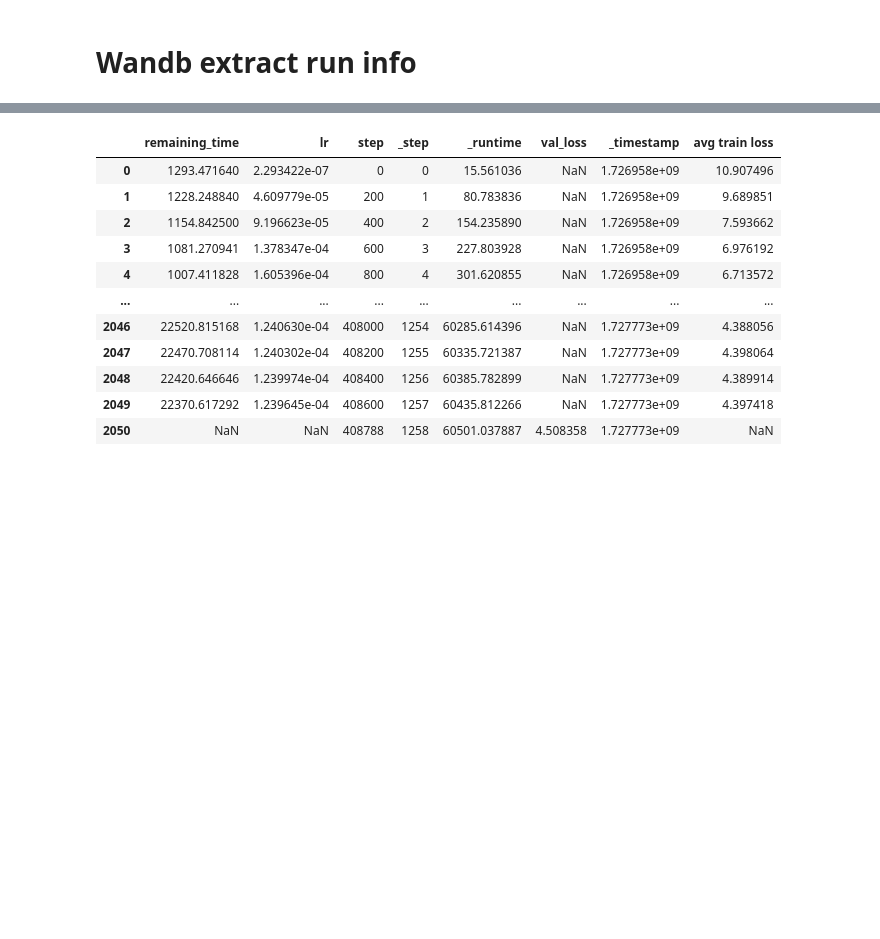
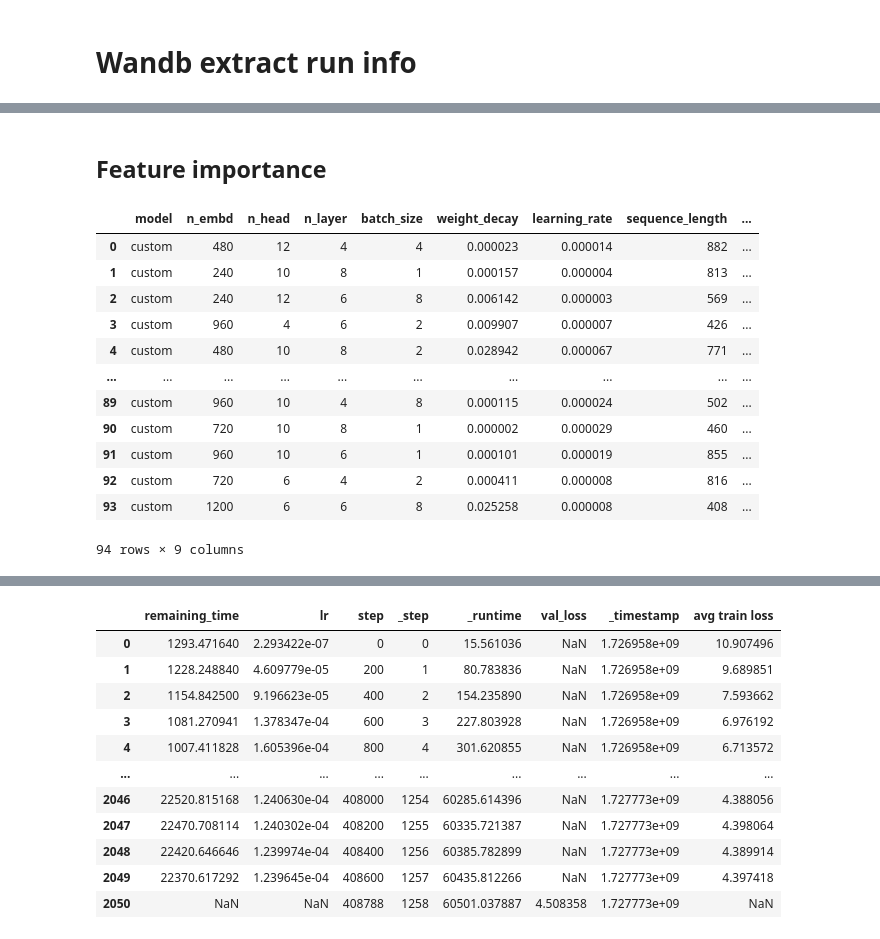
Before and after one commit to omarswelam/llm.c, a Jupyter notebook: HPO_playground.ipynb, the cells around one changed output, grey strips where cells are left out. Saved outputs shown, nothing was run; the diff lists cells and outputs as text; code cells hidden in the pictures; blank space fills up the shorter version.

```diff
--- a/HPO_playground.ipynb
+++ b/HPO_playground.ipynb
@@ -89,0 +144,19 @@ Text(0.5, 1.0, 'Training Loss over Time')
+# %% [markdown]
+## Feature importance
+# %%
+df_prediction = df_configs.drop(columns=["budget"]).drop_duplicates()
+df_prediction
+# %% [output]
+|  | model | n_embd | n_head | n_layer | batch_size | weight_decay | learning_rate | sequence_length | ... |
+| 0 | custom | 480 | 12 | 4 | 4 | 0.000023 | 0.000014 | 882 | ... |
+| 1 | custom | 240 | 10 | 8 | 1 | 0.000157 | 0.000004 | 813 | ... |
+| 2 | custom | 240 | 12 | 6 | 8 | 0.006142 | 0.000003 | 569 | ... |
+| 3 | custom | 960 | 4 | 6 | 2 | 0.009907 | 0.000007 | 426 | ... |
+| 4 | custom | 480 | 10 | 8 | 2 | 0.028942 | 0.000067 | 771 | ... |
+| ... | ... | ... | ... | ... | ... | ... | ... | ... | ... |
+| 89 | custom | 960 | 10 | 4 | 8 | 0.000115 | 0.000024 | 502 | ... |
+| 90 | custom | 720 | 10 | 8 | 1 | 0.000002 | 0.000029 | 460 | ... |
+| 91 | custom | 960 | 10 | 6 | 1 | 0.000101 | 0.000019 | 855 | ... |
+| 92 | custom | 720 | 6 | 4 | 2 | 0.000411 | 0.000008 | 816 | ... |
+| 93 | custom | 1200 | 6 | 6 | 8 | 0.025258 | 0.000008 | 408 | ... |
+94 rows × 9 columns
```
Also changed, not shown: parts of 12 cells of this notebook.
